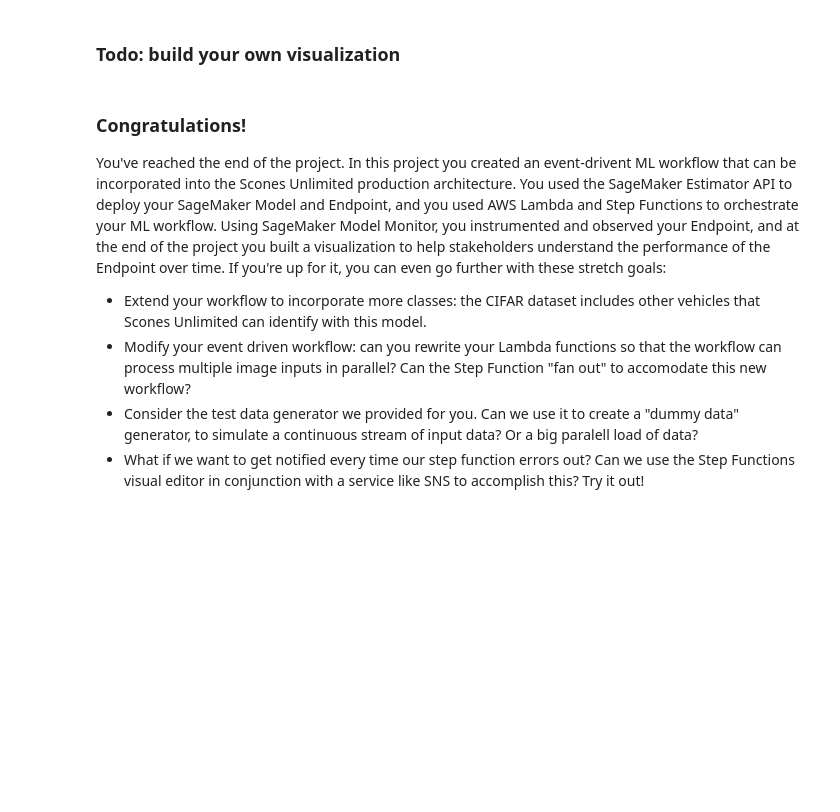
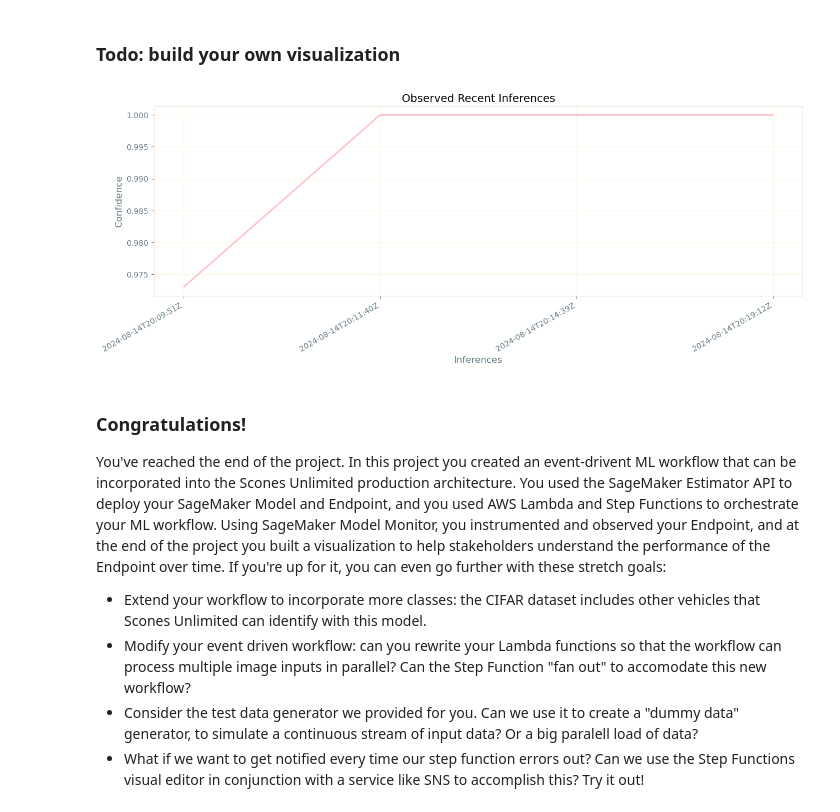
Before and after one commit to kattat13/AWS-MachineLearning-2024, a Jupyter notebook: capstone-project/starter.ipynb, the cells around one changed output. Drawn from its saved outputs; the diff is of its cells as text; code cells hidden in the pictures; blank space fills up the shorter version.

```diff
--- a/capstone-project/starter.ipynb
+++ b/capstone-project/starter.ipynb
@@ -707,5 +734,18 @@ plt.gcf().autofmt_xdate()
 # %% [markdown]
 ### Todo: build your own visualization
+# %%
+fig, ax = plt.subplots(figsize=(15, 5))
+fig.set_facecolor('white')  # Explicitly set figure background
+ax.set_facecolor('white')  # Explicitly set axes background
+ax.plot(x, y, lw=2, color='pink', alpha=1)
+ax.set_title("Observed Recent Inferences", size=14)
+ax.set_xlabel("Inferences")
+ax.set_ylabel("Confidence")
+fig.autofmt_xdate()
+
+plt.show();
+# %% [output]
+[figure, added]
 # %% [markdown]
 ### Congratulations!
 
```
Also changed, not shown: parts of 8 cells of this notebook.
